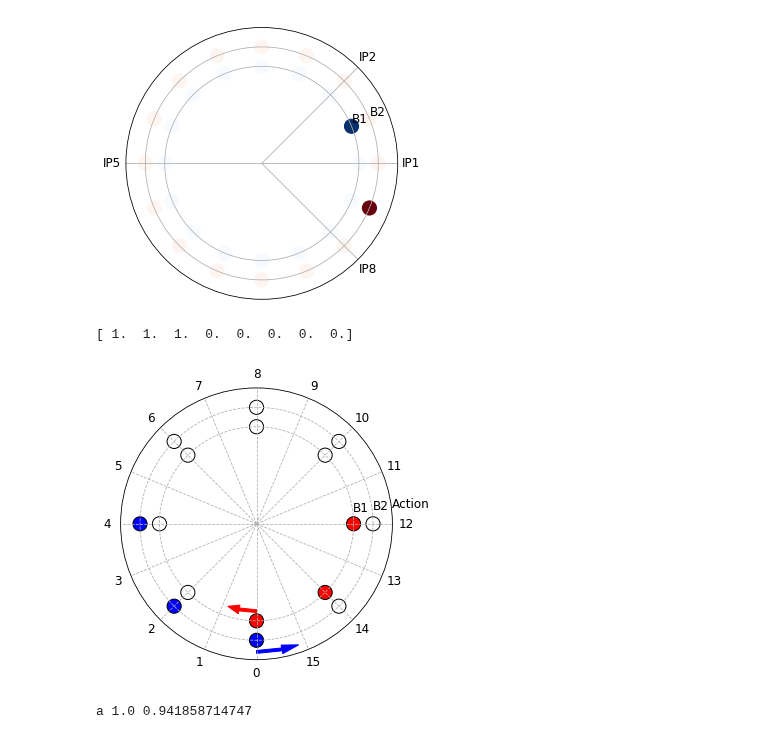
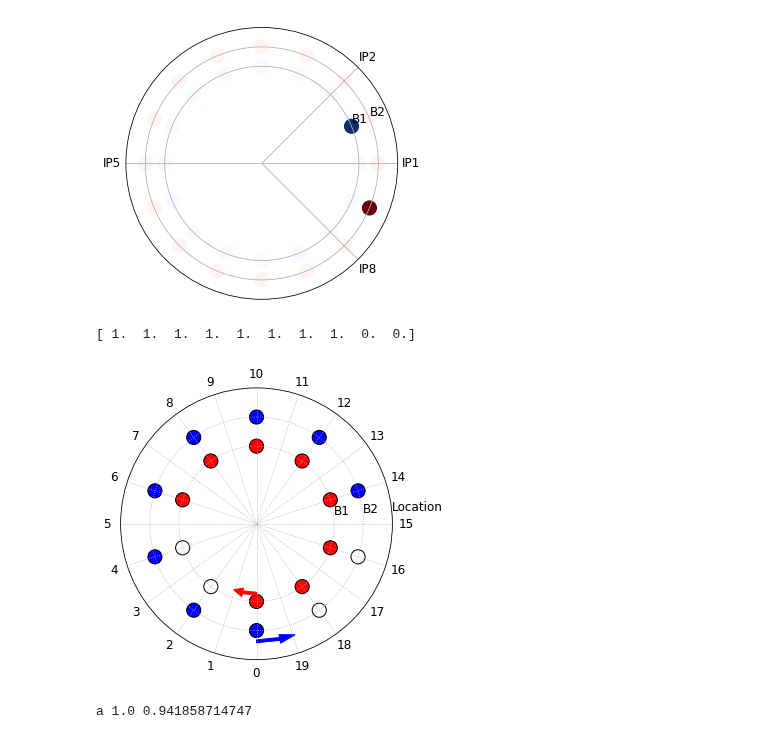
Before and after one commit to sondrevf/Ipython_Cern, a Jupyter notebook: 02_COMBIp/COMBIp_scheduling.ipynb, the cells around one changed output. Cells and saved outputs as stored; diff of their text form; code cells hidden in the pictures.

```diff
--- a/02_COMBIp/COMBIp_scheduling.ipynb
+++ b/02_COMBIp/COMBIp_scheduling.ipynb
@@ -58,36 +60,41 @@ print(B1)
 [figure]
 # %%
 pi2 = np.pi*2
-Slots = 8
+Slots = 10
 Actions = 2*Slots
 shift = 1.5*np.pi
 ang = pi2*np.linspace(0,1,Slots,endpoint=False)
 B1 = np.zeros(Slots)
 B2 = np.zeros(Slots)
-B1[0:3] = 1
-B2[0:3] = -1
-B1_r = 1
-B2_r = 1.2
+B1[0:8] = 1
+B2[0:8] = -1
+B1_r = .8
+B2_r = 1.1
 A_r = 1.4
 
 # ang+=pi2/Slots
 
-plt.figure()
+fig=plt.figure()
+fig.patch.set_alpha(0)
 ax = plt.subplot(111, projection='polar')
+
+plt.grid(linestyle=':')
 ax.scatter(shift + ang,np.ones_like(ang)*B1_r,c = B1,edgecolors='k',s=200,cmap='bwr',vmin=-1, vmax=1)
 ax.scatter(shift - ang,np.ones_like(ang)*B2_r,c = B2,edgecolors='k',s=200,cmap='bwr',vmin=-1, vmax=1)
 ax.set_xticks(np.pi*np.arange(2*Slots)/Slots + shift)  ;   ax.set_xticklabels((Actions-np.arange(Actions))%Actions)
 ax.set_rlabel_position(45/Slots)
-ax.set_yticks([B1_r,B2_r,A_r])  ;  ax.set_yticklabels(['B1','B2','Action'])
-plt.grid(linestyle='--')
+ax.set_yticks([B1_r,B2_r,A_r])  ;  ax.set_yticklabels(['B1','B2','Location'],ha='left')
+
 ax.arrow(shift,B1_r*.9,-.2,0,width=.03,color='r')
 ax.arrow(shift,B2_r*1.1,.2,0,width=.03,color='b')
 
 ax.set_rmax(1.4)
 print(B1)
+plt.savefig('00_Plots/circCollider_nb%d.eps'%Slots)#,transparent=True)
+plt.savefig('00_Plots/circCollider_nb%d.png'%Slots)#,transparent=True)
 # %% [output]
-[ 1.  1.  1.  0.  0.  0.  0.  0.]
+[ 1.  1.  1.  1.  1.  1.  1.  1.  0.  0.]
-[figure, old version]
+[figure, new version]
 # %%
 def pcolor_edges(x,y):
     dx = x[1]-x[0]
```
Also changed, not shown: parts of 4 cells of this notebook, 1 other file.
